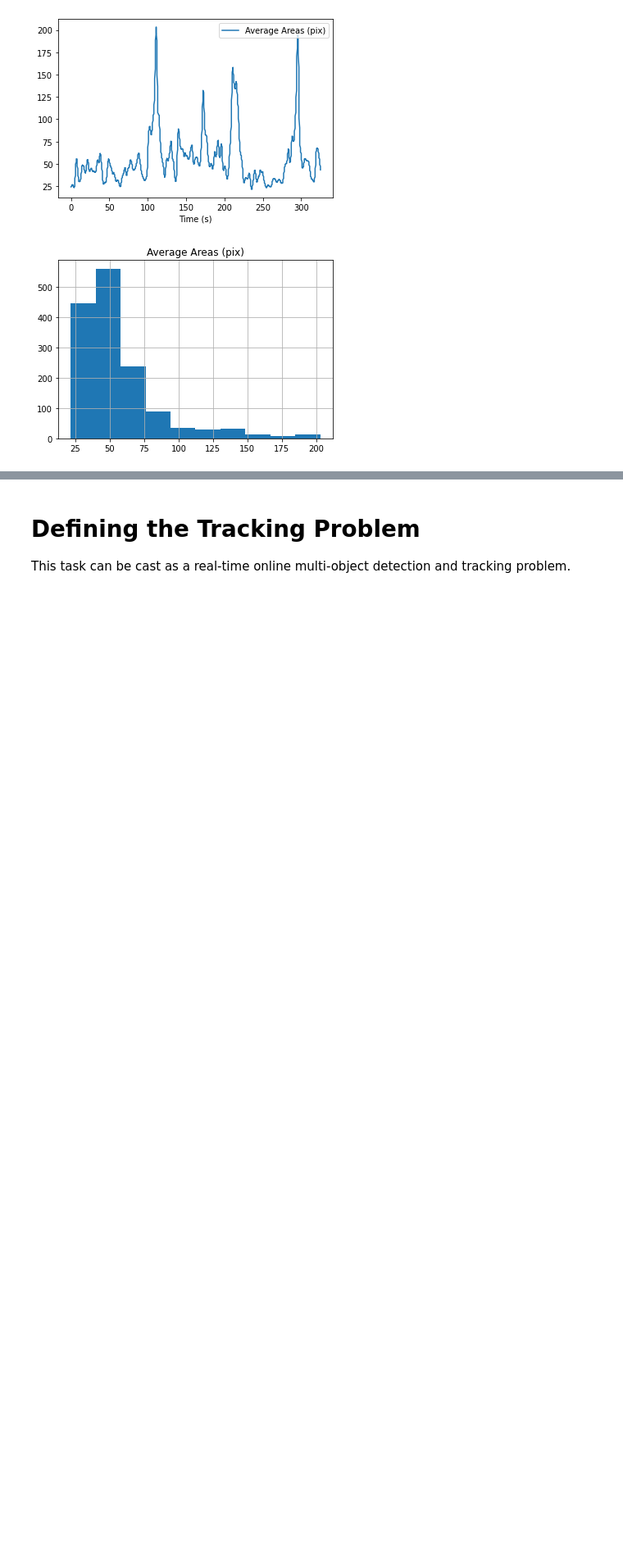
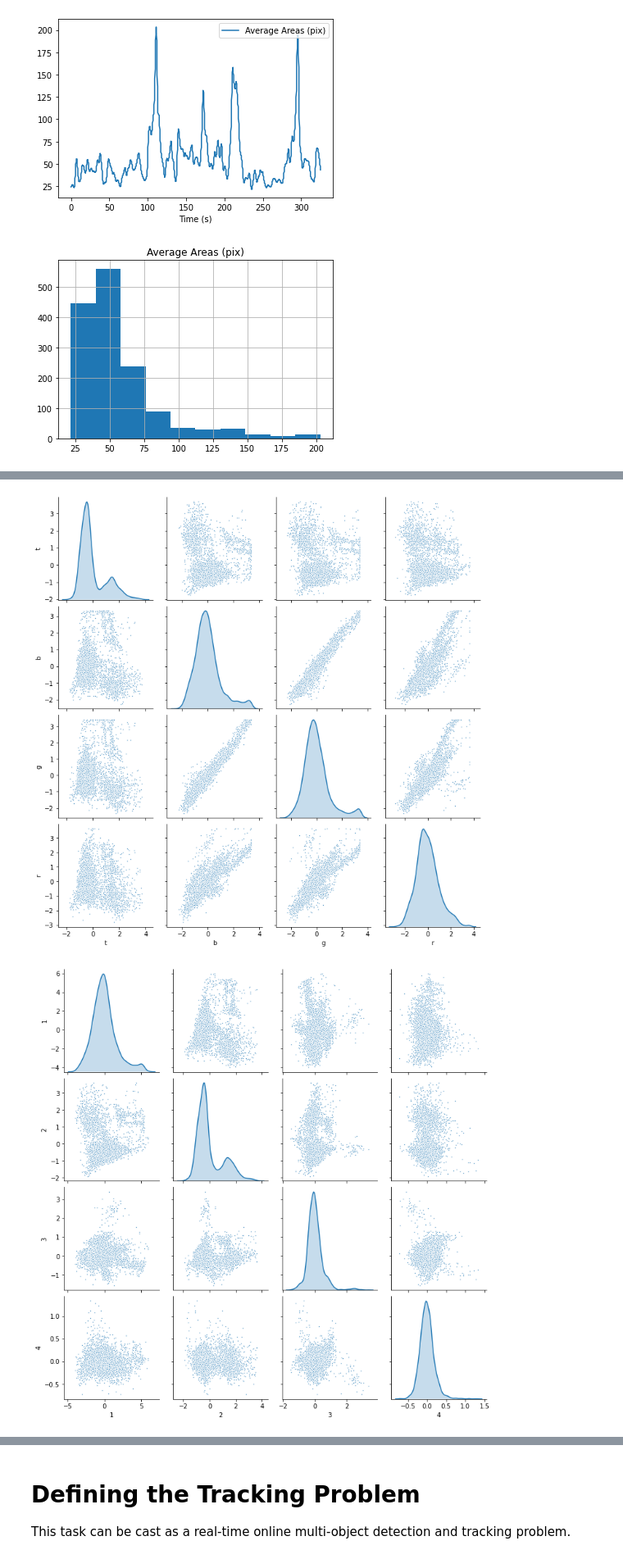
Before and after one commit to edwardwterry/chicken-monitoring, a Jupyter notebook: notebooks/eda.ipynb, the cells around one changed output, grey strips where cells are left out. Shown: that part at 82% size. Cells and saved outputs as stored; diff of their text form; code cells hidden in the pictures; blank space fills up the shorter version.

```diff
--- a/notebooks/eda.ipynb
+++ b/notebooks/eda.ipynb
@@ -212,0 +278,7 @@ The thermal camera periodically undergoes a process known as [Flat Field Correct
+# %%
+n_bands = 4
+matrix = np.zeros((b.size, n_bands))
+for i in range(n_bands):
+    arr = frames[i].flatten()
+    arr_std = (arr - arr.mean())/arr.std()
+    matrix[:,i] = arr_std
@@ -212,0 +296,8 @@ The thermal camera periodically undergoes a process known as [Flat Field Correct
+# %%
+bands = ['t', 'b', 'g', 'r']
+pp_orig = sns.pairplot(pd.DataFrame(matrix, columns=bands), diag_kind='kde', plot_kws={"s": 3})
+pcs = ['1', '2', '3', '4']
+pp_pca = sns.pairplot(pd.DataFrame(pc, columns=pcs), diag_kind='kde', plot_kws={"s": 3})
+# %% [output]
+[figure, added]
+[figure, added]
```
Also changed, not shown: parts of 20 cells of this notebook, 12 other files.
